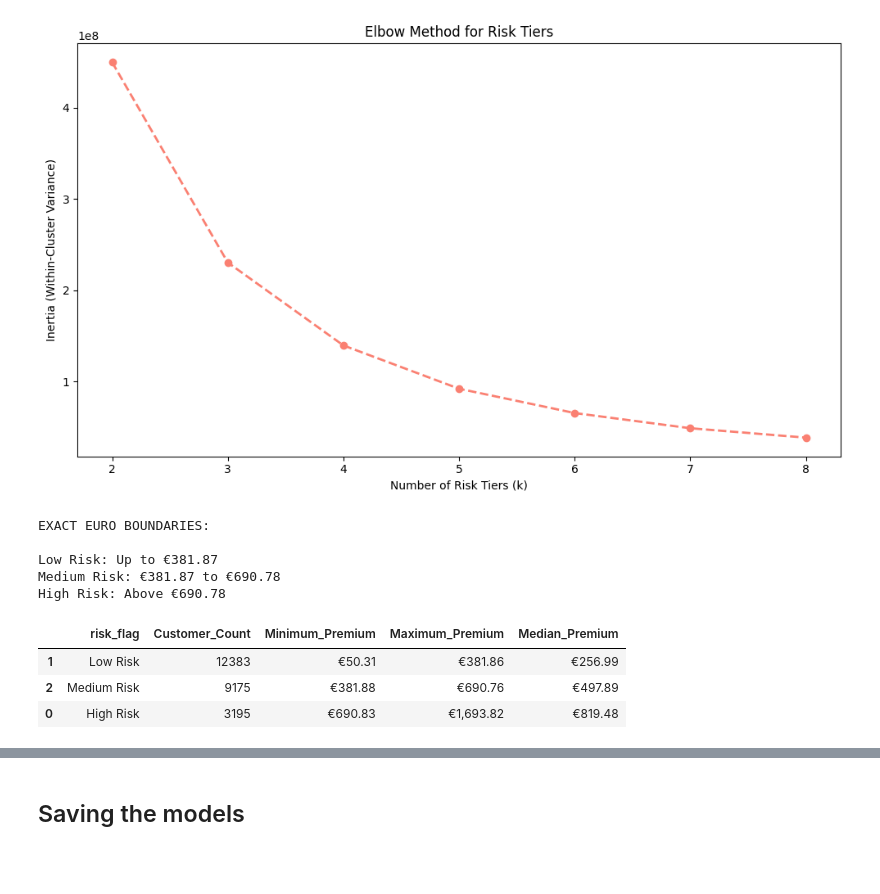
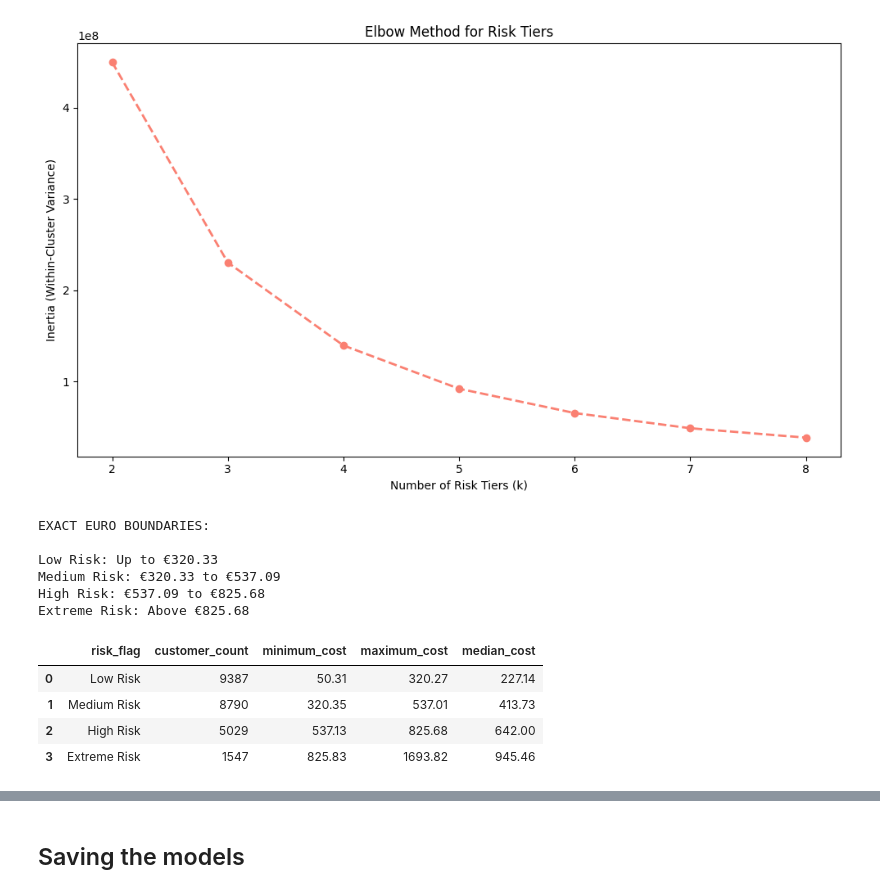
Before and after one commit to aradmehralian/Statistical-Consulting-Project, a Jupyter notebook: Ageas/model.ipynb, the cells around one changed output, grey strips where cells are left out. Drawn from its saved outputs; the diff is of its cells as text; code cells hidden in the pictures; blank space fills up the shorter version.

```diff
--- a/Ageas/model.ipynb
+++ b/Ageas/model.ipynb
@@ -294,37 +294,47 @@ binned_premiums = discretizer.fit_transform(premiums)
 # %%
-risk_labels = {0.0: "Low Risk", 1.0: "Medium Risk", 2.0: "High Risk"}
+risk_labels = {
+    0.0: "Low Risk",
+    1.0: "Medium Risk",
+    2.0: "High Risk",
+    3.0: "Extreme Risk",
+}
 # %%
-df_frequency["risk_flag"] = pd.Series(binned_premiums.flatten()).map(risk_labels)
+df_frequency["risk_flag"] = pd.Series(binned_costs.flatten()).map(risk_labels)
 # %%
 edges = discretizer.bin_edges_[0]
 print("EXACT EURO BOUNDARIES:\n")
 print(f"Low Risk: Up to €{edges[1]:,.2f}")
 print(f"Medium Risk: €{edges[1]:,.2f} to €{edges[2]:,.2f}")
-print(f"High Risk: Above €{edges[2]:,.2f}\n")
+print(f"High Risk: €{edges[2]:,.2f} to €{edges[3]:,.2f}")
+print(f"Extreme Risk: Above €{edges[3]:,.2f}")
 # %% [output]
 EXACT EURO BOUNDARIES:
 
-Low Risk: Up to €381.87
-Medium Risk: €381.87 to €690.78
-High Risk: Above €690.78
+Low Risk: Up to €320.33
+Medium Risk: €320.33 to €537.09
+High Risk: €537.09 to €825.68
+Extreme Risk: Above €825.68
 # %%
 risk_summary = (
     df_frequency.groupby("risk_flag")
     .agg(
-        Customer_Count=("risk_flag", "count"),
-        Minimum_Premium=("Expected_Cost", "min"),
-        Maximum_Premium=("Expected_Cost", "max"),
-        Median_Premium=("Expected_Cost", "median"),
+        customer_count=("risk_flag", "count"),
+        minimum_cost=("Expected_Cost", "min"),
+        maximum_cost=("Expected_Cost", "max"),
+        median_cost=("Expected_Cost", "median"),
     )
     .reset_index()
 )
-# %%
-for col in ["Minimum_Premium", "Maximum_Premium", "Median_Premium"]:
-    risk_summary[col] = risk_summary[col].apply(lambda x: f"€{x:,.2f}")
 # %%
-risk_summary.sort_values(by="Customer_Count", ascending=False)
+risk_summary = (
+    risk_summary.sort_values(by="customer_count", ascending=False)
+    .reset_index(drop=True)
+    .round(decimals=2)
+)
+risk_summary
 # %% [output]
-|  | risk_flag | Customer_Count | Minimum_Premium | Maximum_Premium | Median_Premium |
-| 1 | Low Risk | 12383 | €50.31 | €381.86 | €256.99 |
-| 2 | Medium Risk | 9175 | €381.88 | €690.76 | €497.89 |
-| 0 | High Risk | 3195 | €690.83 | €1,693.82 | €819.48 |
+|  | risk_flag | customer_count | minimum_cost | maximum_cost | median_cost |
+| 0 | Low Risk | 9387 | 50.31 | 320.27 | 227.14 |
+| 1 | Medium Risk | 8790 | 320.35 | 537.01 | 413.73 |
+| 2 | High Risk | 5029 | 537.13 | 825.68 | 642.00 |
+| 3 | Extreme Risk | 1547 | 825.83 | 1693.82 | 945.46 |
```
Also changed, not shown: parts of 19 cells of this notebook, 7 other files.
